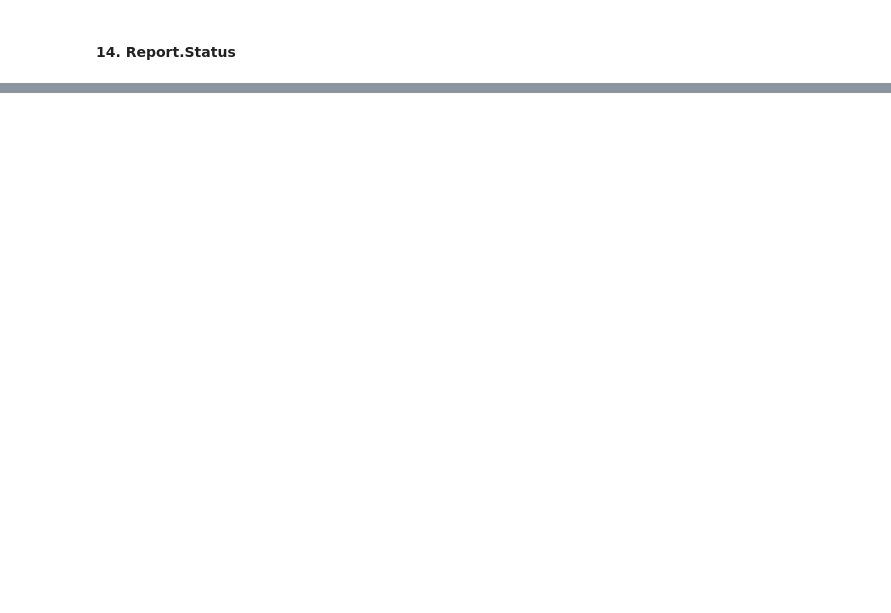
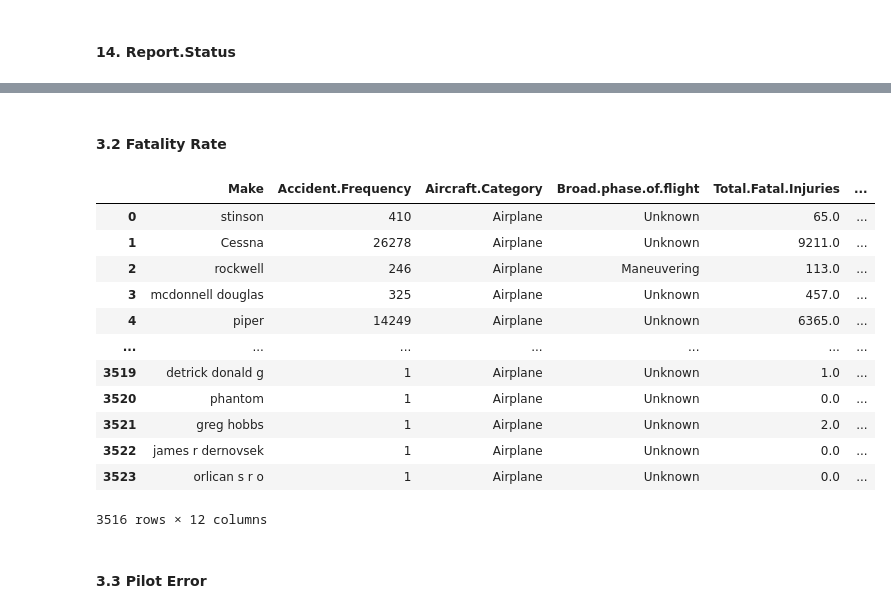
Before and after one commit to vkigen/dsc-phase-1-project-v3, a Jupyter notebook: final_index.ipynb, the cells around one changed output, grey strips where cells are left out. Drawn from its saved outputs; the diff is of its cells as text; code cells hidden in the pictures; blank space fills up the shorter version.

```diff
--- a/final_index.ipynb
+++ b/final_index.ipynb
@@ -807,0 +1057,41 @@ dtype: int64
+# %% [markdown]
+#### 3.2 Fatality Rate
+# %%
+airplane_make_df['Fatality.Rate'] = 0.0
+
+for make in airplane_make_df['Make']:
+    model_data = adc[adc['Make'] == make]
+
+    make_accidents = model_data.shape[0]
+    total_fatal_injuries = model_data['Total.Fatal.Injuries'].sum()
+    total_serious_injuries = model_data['Total.Serious.Injuries'].sum()
+    total_minor_injuries = model_data['Total.Minor.Injuries'].sum()
+    total_uninjured = model_data['Total.Uninjured'].sum()
+    mode_value = model_data['Aircraft.Category'].mode()[0]
+    total_people = total_fatal_injuries + total_serious_injuries + total_minor_injuries + total_uninjured
+
+    if total_people == 0:
+        fatality_rate = 'N/A'
+        airplane_make_df = airplane_make_df[airplane_make_df['Make'] != make]
+    else:
+        fatality_rate = round(((total_fatal_injuries/total_people)*100),2)
+        # Update the dataframe with the calculated values
+        airplane_make_df.loc[airplane_make_df['Make'] == make, 'Fatality.Rate'] = fatality_rate
+# %%
+airplane_make_df
+# %% [output]
+|  | Make | Accident.Frequency | Aircraft.Category | Broad.phase.of.flight | Total.Fatal.Injuries | ... |
+| 0 | stinson | 410 | Airplane | Unknown | 65.0 | ... |
+| 1 | Cessna | 26278 | Airplane | Unknown | 9211.0 | ... |
+| 2 | rockwell | 246 | Airplane | Maneuvering | 113.0 | ... |
+| 3 | mcdonnell douglas | 325 | Airplane | Unknown | 457.0 | ... |
+| 4 | piper | 14249 | Airplane | Unknown | 6365.0 | ... |
+| ... | ... | ... | ... | ... | ... | ... |
+| 3519 | detrick donald g | 1 | Airplane | Unknown | 1.0 | ... |
+| 3520 | phantom | 1 | Airplane | Unknown | 0.0 | ... |
+| 3521 | greg hobbs | 1 | Airplane | Unknown | 2.0 | ... |
+| 3522 | james r dernovsek | 1 | Airplane | Unknown | 0.0 | ... |
+| 3523 | orlican s r o | 1 | Airplane | Unknown | 0.0 | ... |
+3516 rows × 12 columns
+# %% [markdown]
+#### 3.3 Pilot Error
```
Also changed, not shown: parts of 65 cells of this notebook, 2 other files.
